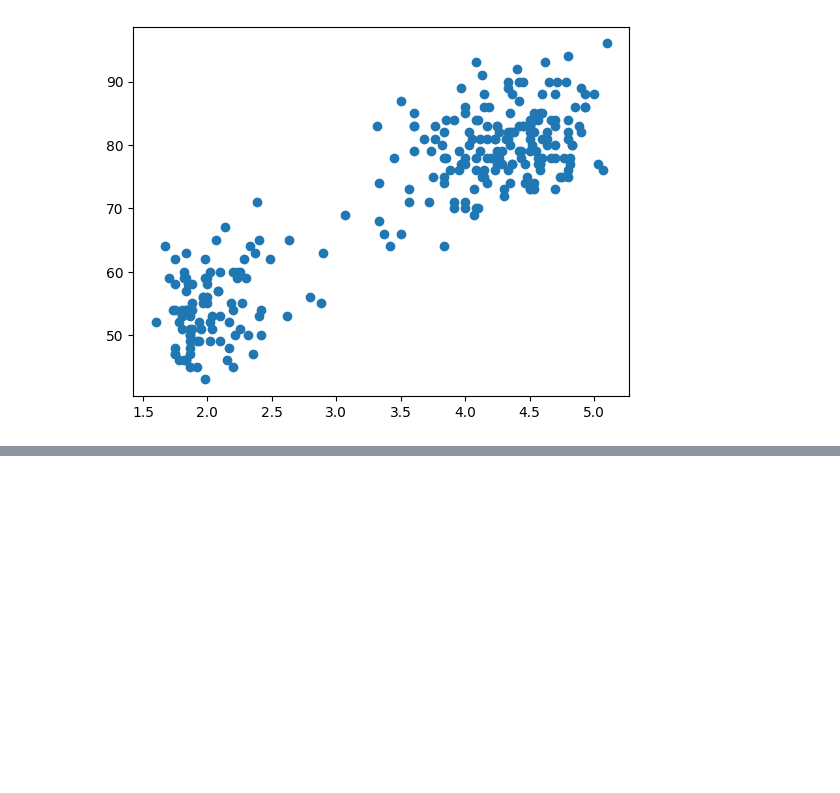
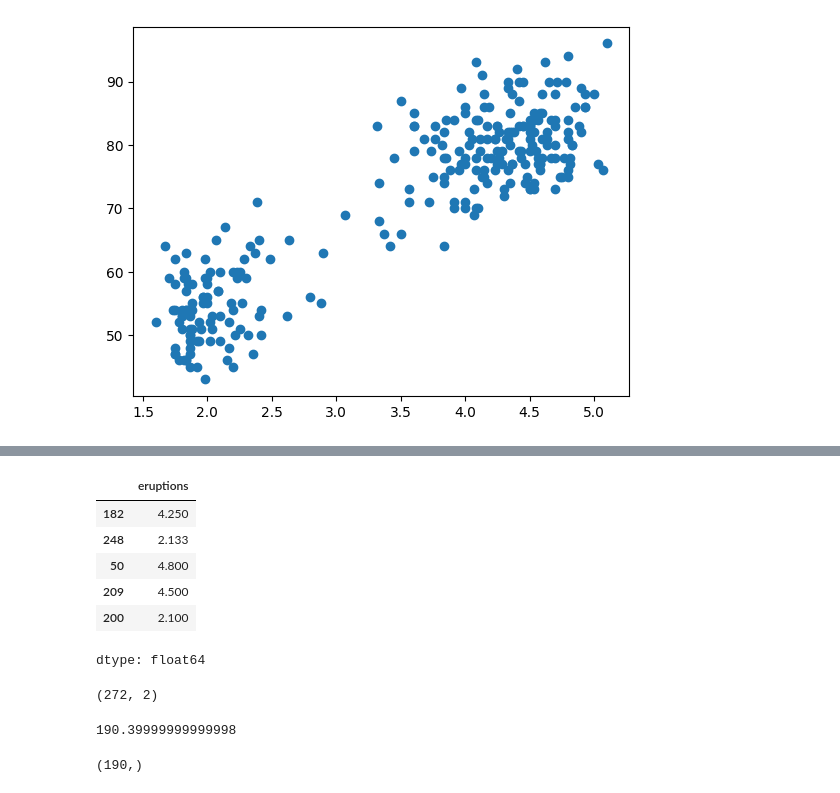
Before and after one commit to devdatta1429/BDA_Assignments, a Jupyter notebook: PML/Day_16_03_06.ipynb, the cells around one changed output, grey strips where cells are left out. Cells and saved outputs as stored; diff of their text form; code cells hidden in the pictures; blank space fills up the shorter version.

```diff
--- a/PML/Day_16_03_06.ipynb
+++ b/PML/Day_16_03_06.ipynb
@@ -84,0 +99,22 @@ plt.scatter(df.eruptions, df.waiting)
+# %%
+y_train.head()
+# %% [output]
+|  | eruptions |
+| 182 | 4.250 |
+| 248 | 2.133 |
+| 50 | 4.800 |
+| 209 | 4.500 |
+| 200 | 2.100 |
+dtype: float64
+# %%
+df.shape
+# %% [output]
+(272, 2)
+# %%
+272*0.7
+# %% [output]
+190.39999999999998
+# %%
+x_train.shape
+# %% [output]
+(190,)
```
Also changed, not shown: parts of 25 cells of this notebook.
